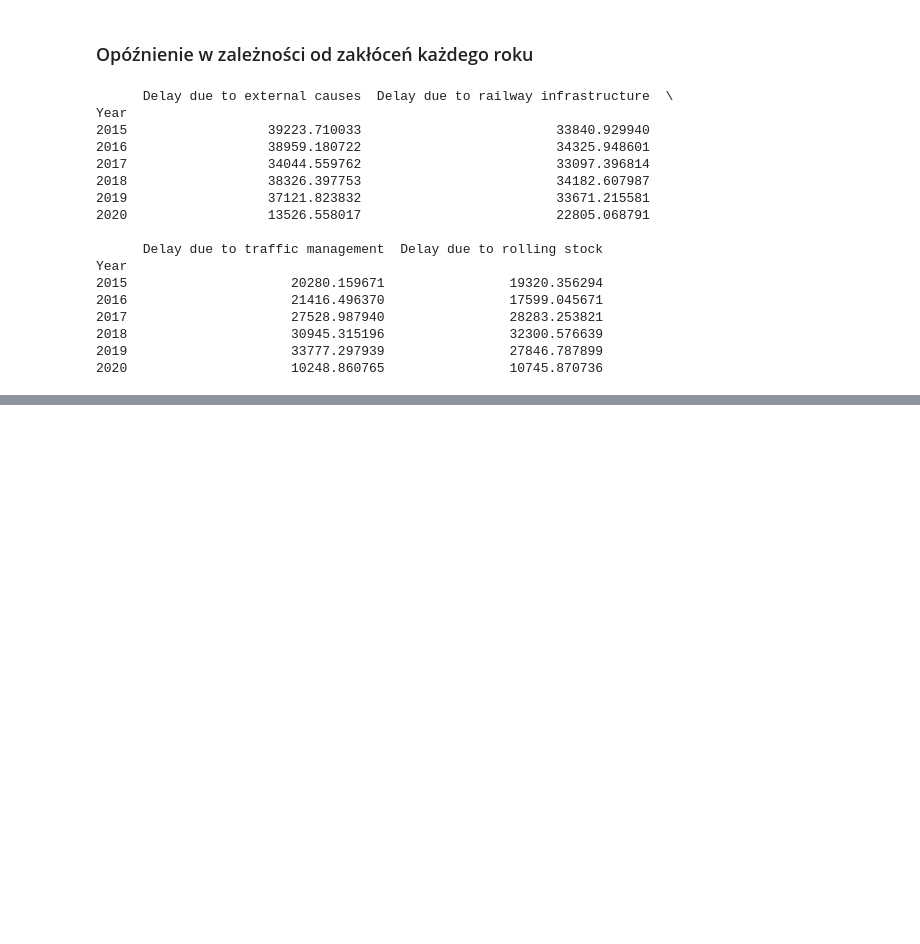
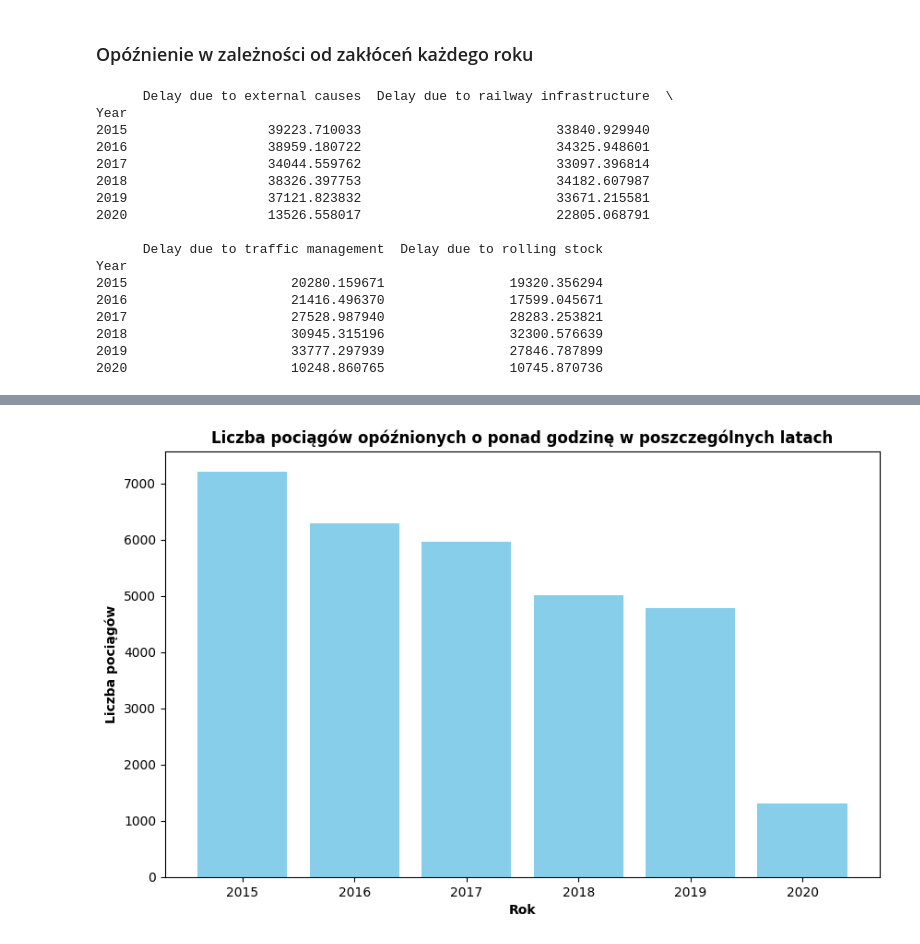
Before and after one commit to infoshareacademy/grupa_BKMMZ, a Jupyter notebook: Python/trains_notebook.ipynb, the cells around one changed output, grey strips where cells are left out. Saved outputs shown, nothing was run; the diff lists cells and outputs as text; code cells hidden in the pictures; blank space fills up the shorter version.

```diff
--- a/Python/trains_notebook.ipynb
+++ b/Python/trains_notebook.ipynb
@@ -501,0 +263,15 @@ AttributeError: module 'trains' has no attribute 'barplot'
+# %%
+plt.figure(figsize=(10, 6))
+
+values = arriving_delay_by_year['Number of late trains > 60min'].sort_values(ascending = False)  # Wybierz odpowiednie wartości
+
+
+plt.bar(arriving_delay_by_year.index, values, color='skyblue')
+
+plt.title('Liczba pociągów opóźnionych o ponad godzinę w poszczególnych latach', fontweight = "bold")
+plt.xlabel('Rok', fontweight = "bold")
+plt.ylabel('Liczba pociągów', fontweight = "bold")
+
+plt.show()
+# %% [output]
+[figure, added]
```
Also changed, not shown: parts of 57 cells of this notebook, 6 other files.
